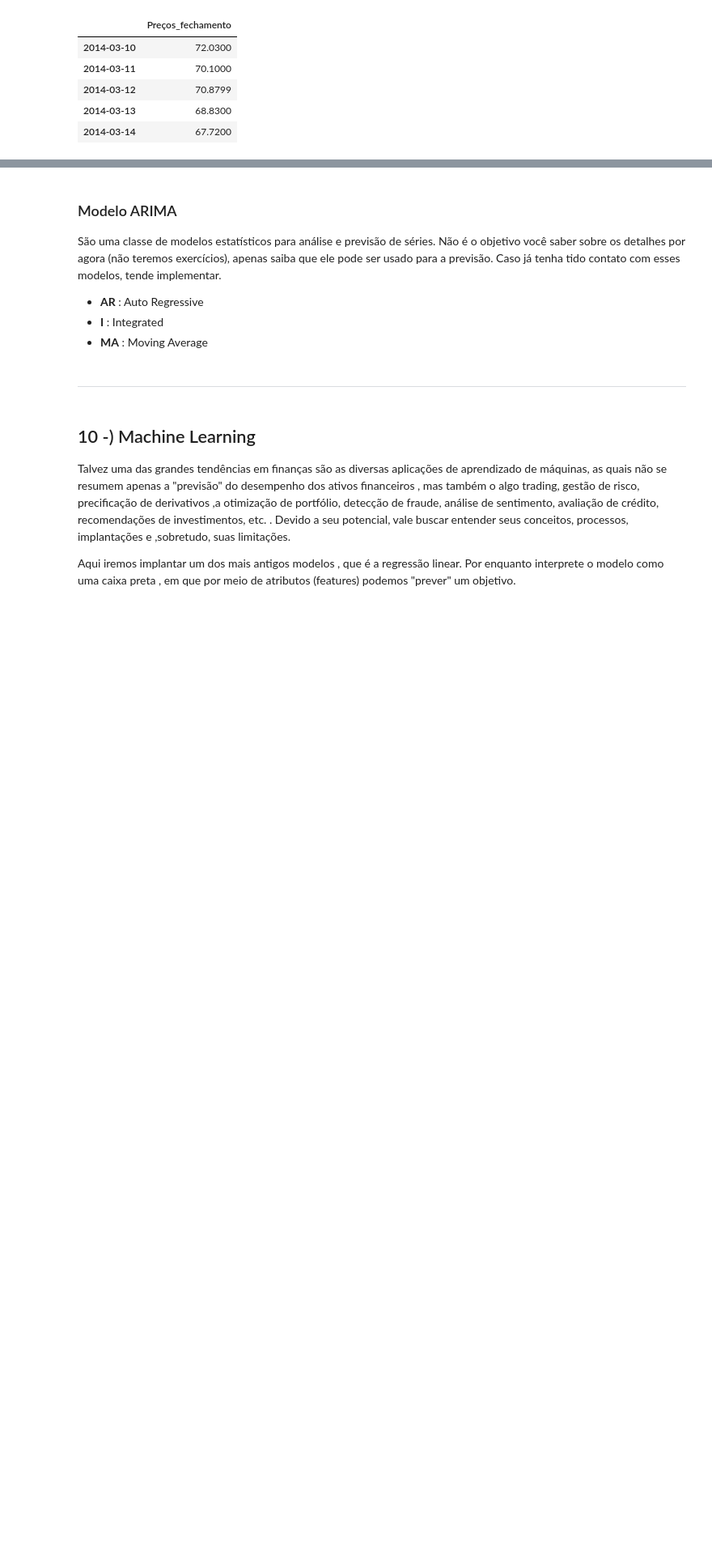
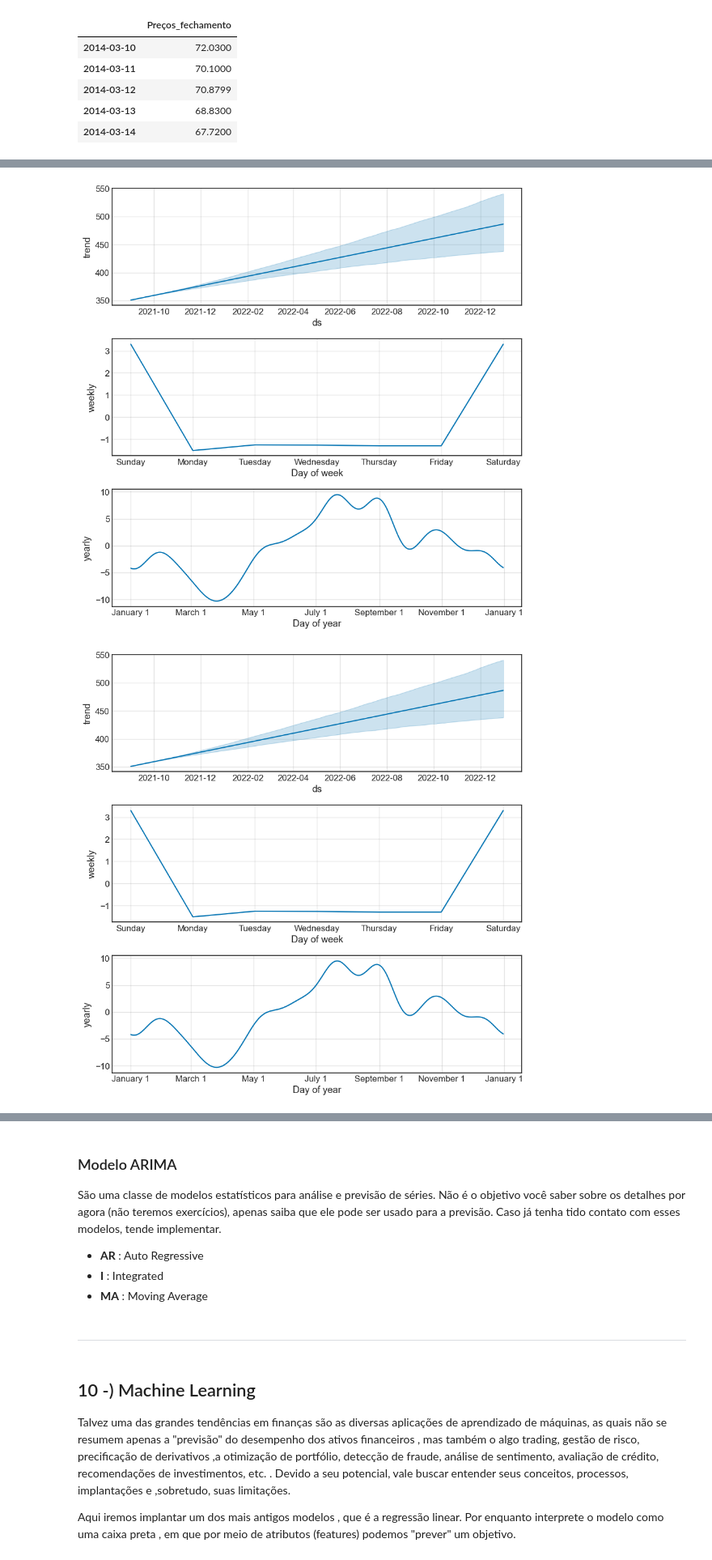
Before and after one commit to anoca-cs/FEA.DEV, a Jupyter notebook: FinQuant/Case/FinQuant Case.ipynb, the cells around one changed output, grey strips where cells are left out. Shown at 81% size. Drawn from its saved outputs; the diff is of its cells as text; code cells hidden in the pictures; blank space fills up the shorter version.

```diff
--- a/FinQuant/Case/FinQuant Case.ipynb
+++ b/FinQuant/Case/FinQuant Case.ipynb
@@ -1600,3 +1684,10 @@ fb_precos.head()
+# %%
+# Visualização dos Componentes
+
+modelo.plot_components(previsao)
+# %% [output]
+[figure, added]
+[figure, added]
 # %% [markdown]
 ### Estacionaridade
 
```
Also changed, not shown: parts of 17 cells of this notebook.
